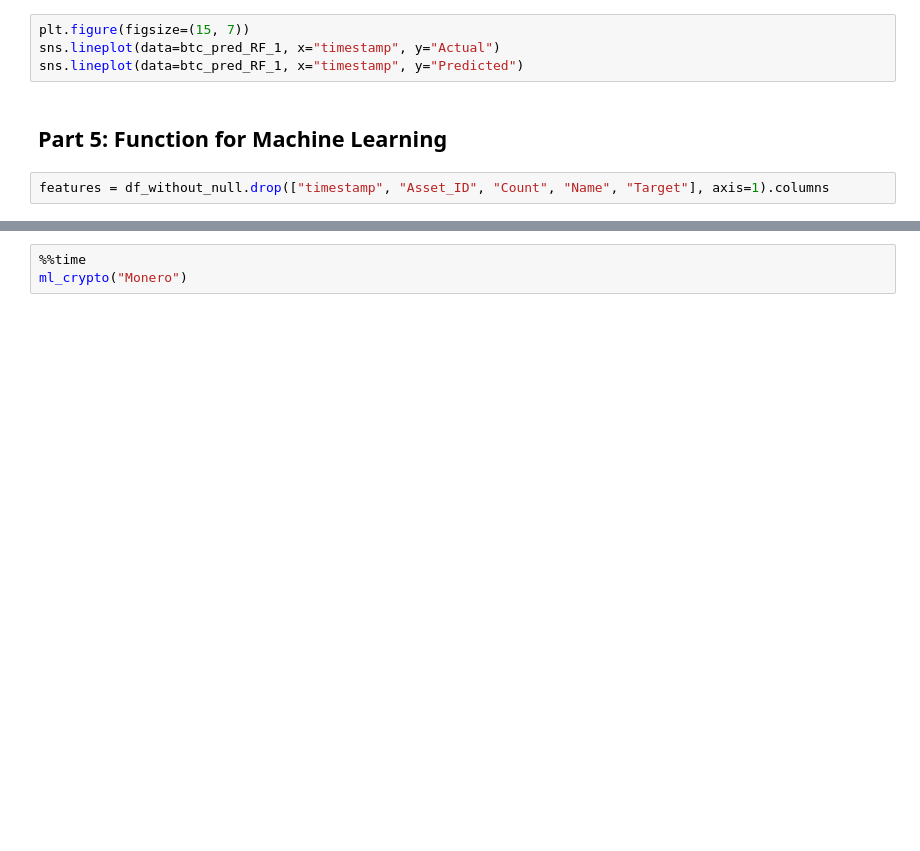
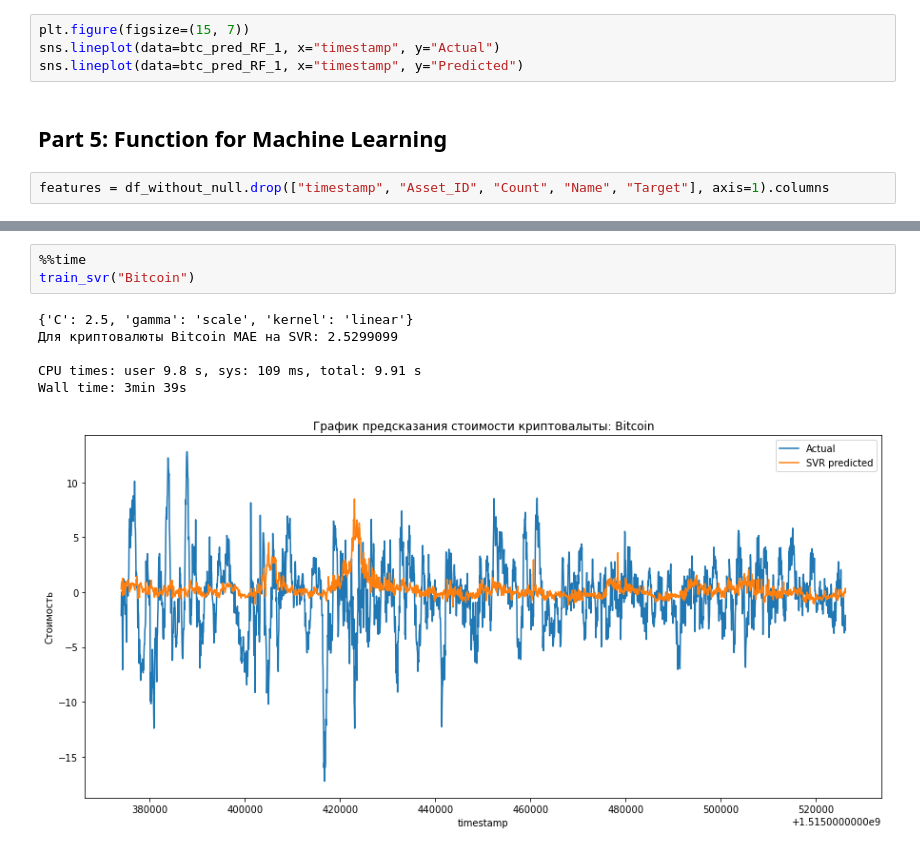
Before and after one commit to paskag/G_Research_Crypto_Forecast, a Jupyter notebook: machine_learning/G-Research_Crypto_Forecast.ipynb, the cells around one changed output, grey strips where cells are left out. Cells and saved outputs as stored; diff of their text form; blank space fills up the shorter version.

```diff
--- a/machine_learning/G-Research_Crypto_Forecast.ipynb
+++ b/machine_learning/G-Research_Crypto_Forecast.ipynb
@@ -814,3 +928,10 @@ ml_crypto("Litecoin")
 # %%
 %%time
-ml_crypto("Monero")
+train_svr("Bitcoin")
+# %% [output]
+{'C': 2.5, 'gamma': 'scale', 'kernel': 'linear'}
+Для криптовалюты Bitcoin MAE на SVR: 2.5299099
+
+CPU times: user 9.8 s, sys: 109 ms, total: 9.91 s
+Wall time: 3min 39s
+[figure, added]
```
Also changed, not shown: parts of 27 cells of this notebook, 4 other files.
